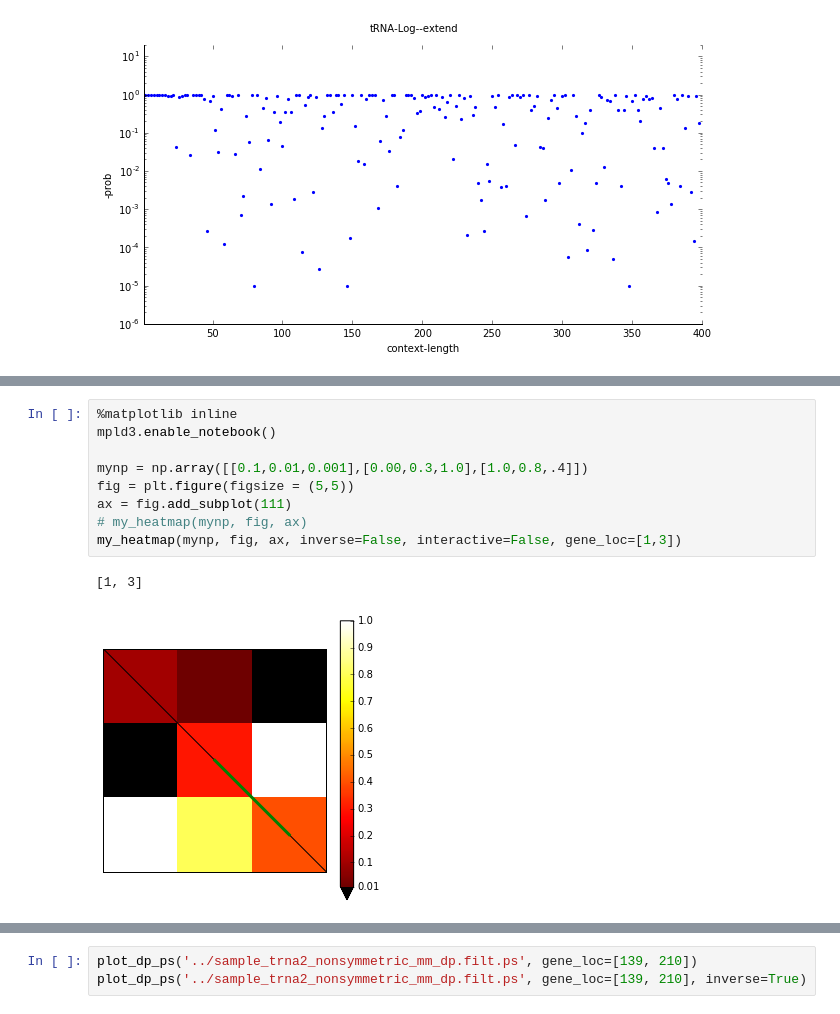
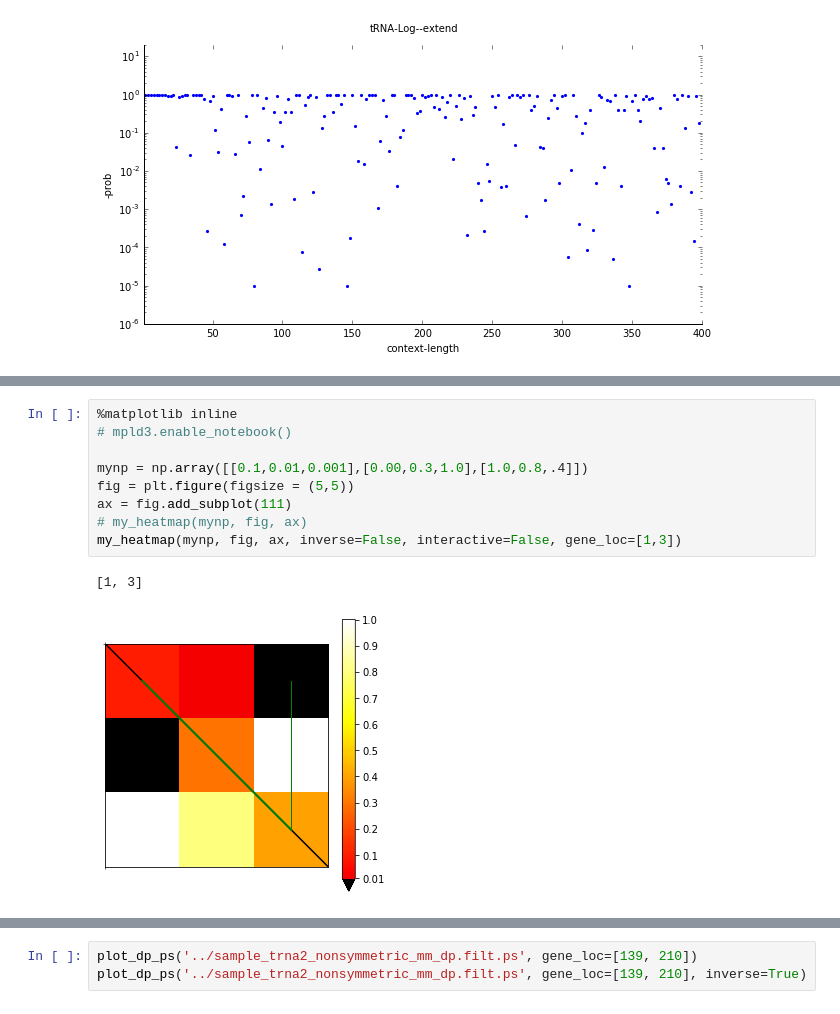
Before and after one commit to mmiladi/mmfold, a Jupyter notebook: local_dotplot/LocalDotplot.ipynb, the cells around one changed output, grey strips where cells are left out. Cells and saved outputs as stored; diff of their text form.

```diff
--- a/local_dotplot/LocalDotplot.ipynb
+++ b/local_dotplot/LocalDotplot.ipynb
@@ -336,15 +367,15 @@ ucauugcccccuuuuuaaagucuuagcuuucaucaugcccaggauaaaauaaucaguguugcaauaguucaaauaagcuu
 # %%
 %matplotlib inline
-mpld3.enable_notebook()
+# mpld3.enable_notebook()
 
 mynp = np.array([[0.1,0.01,0.001],[0.00,0.3,1.0],[1.0,0.8,.4]])
 fig = plt.figure(figsize = (5,5))
 ax = fig.add_subplot(111)
 # my_heatmap(mynp, fig, ax)
 my_heatmap(mynp, fig, ax, inverse=False, interactive=False, gene_loc=[1,3])
 # %% [output]
 [1, 3]
-[figure, old version]
+[figure, new version]
 # %%
 # RNA.get_pr(l_pos+1, r_pos+1)
 # context_histone_shuffled = dinuclShuffle(context_histone.upper())
```
Also changed, not shown: parts of 12 cells of this notebook, 1 other file.
